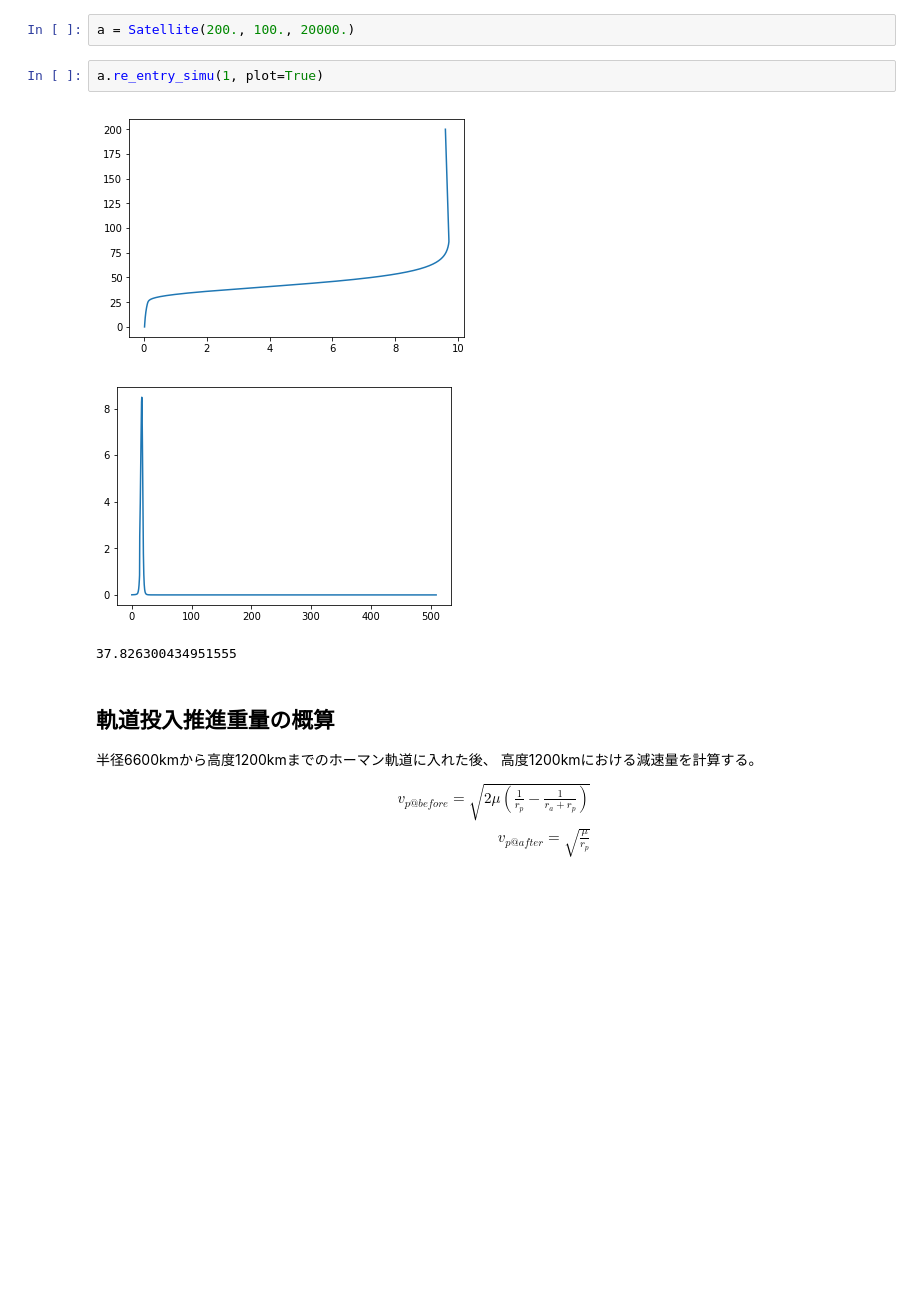
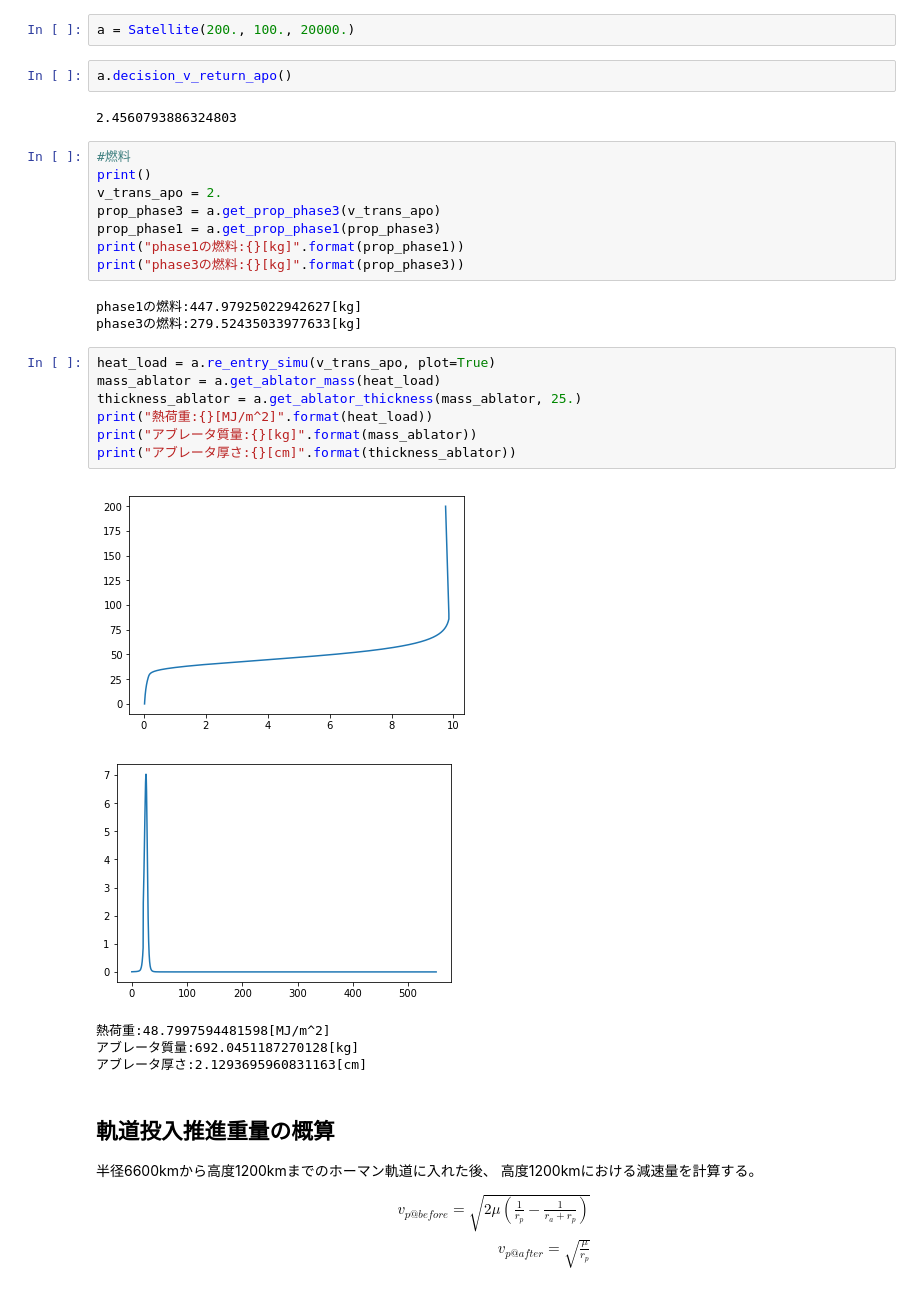
Before and after one commit to kminoda/seed_bank_in_space, a Jupyter notebook: src/delta_v_simu.ipynb, the cells around one changed output. Drawn from its saved outputs; the diff is of its cells as text; blank space fills up the shorter version.

Commit message:
ablator

```diff
--- a/src/delta_v_simu.ipynb
+++ b/src/delta_v_simu.ipynb
@@ -152,11 +176,33 @@ class Satellite:
 # %%
 a = Satellite(200., 100., 20000.)
-# %%
-a.re_entry_simu(1, plot=True)
-# %% [output]
-[figure, removed]
-[figure, removed]
-37.826300434951555
+# %%
+a.decision_v_return_apo()
+# %% [output]
+2.4560793886324803
+# %%
+#燃料
+print()
+v_trans_apo = 2.
+prop_phase3 = a.get_prop_phase3(v_trans_apo)
+prop_phase1 = a.get_prop_phase1(prop_phase3)
+print("phase1の燃料:{}[kg]".format(prop_phase1))
+print("phase3の燃料:{}[kg]".format(prop_phase3))
+# %% [output]
+phase1の燃料:447.97925022942627[kg]
+phase3の燃料:279.52435033977633[kg]
+# %%
+heat_load = a.re_entry_simu(v_trans_apo, plot=True)
+mass_ablator = a.get_ablator_mass(heat_load)
+thickness_ablator = a.get_ablator_thickness(mass_ablator, 25.)
+print("熱荷重:{}[MJ/m^2]".format(heat_load))
+print("アブレータ質量:{}[kg]".format(mass_ablator))
+print("アブレータ厚さ:{}[cm]".format(thickness_ablator))
+# %% [output]
+[figure, added]
+[figure, added]
+熱荷重:48.7997594481598[MJ/m^2]
+アブレータ質量:692.0451187270128[kg]
+アブレータ厚さ:2.1293695960831163[cm]
 # %% [markdown]
 ## 軌道投入推進重量の概算
 半径6600kmから高度1200kmまでのホーマン軌道に入れた後、
```
Also changed, not shown: parts of 1 cell of this notebook.
